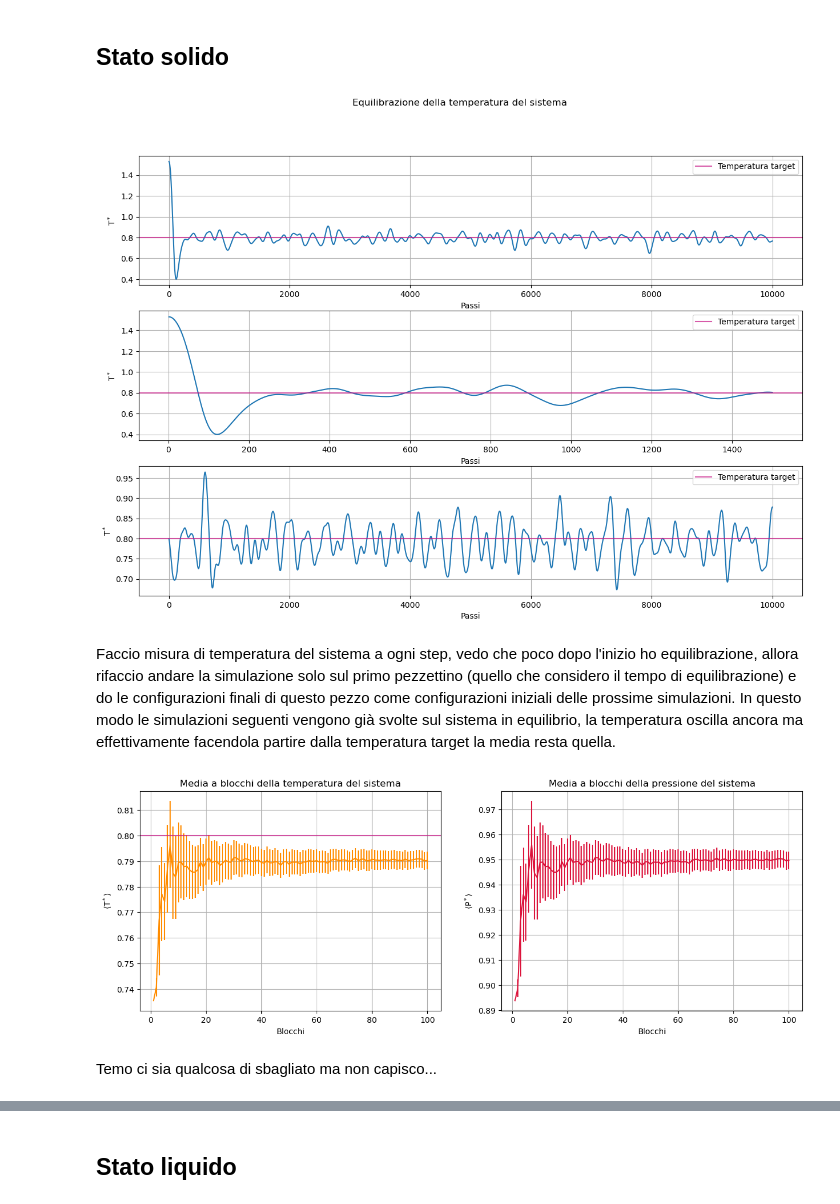
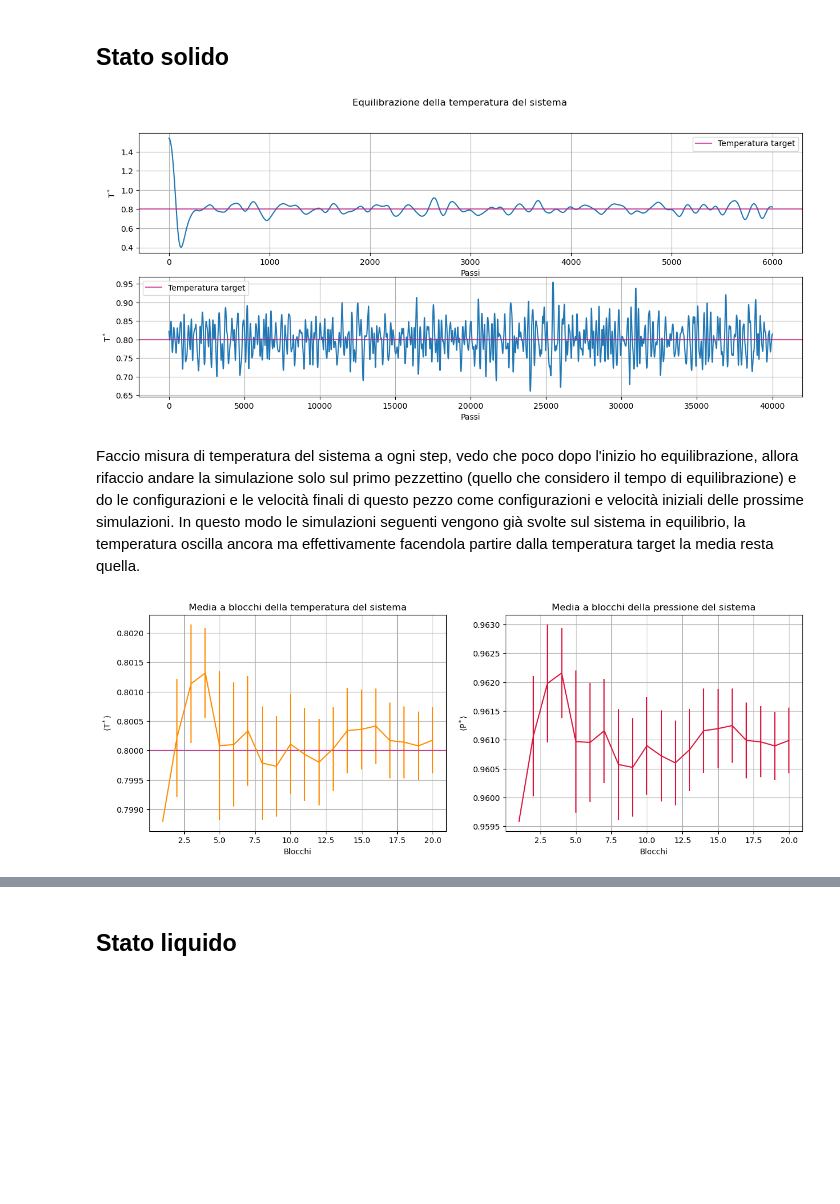
Before and after one commit to angela-bonato/LaboratorioSimulazioneNumerica, a Jupyter notebook: Esercitazione4/Esercitazione4.ipynb, the cells around one changed output, grey strips where cells are left out. Cells and saved outputs as stored; diff of their text form; code cells hidden in the pictures; blank space fills up the shorter version.

```diff
--- a/Esercitazione4/Esercitazione4.ipynb
+++ b/Esercitazione4/Esercitazione4.ipynb
@@ -12,47 +12,38 @@ from scipy.stats import cauchy
 # %% [markdown]
 ## Stato solido
 # %%
-Ntot=10000  #passi totali della simulazione
+Npar=6000  #passi della simulazione parziale
+xeqpar=np.arange(Npar)+1  #T di equilibrazione la plotto in base agli steps, non faccio media a blocchi, faccio +1 perchè indicizza da 0 np.arange
+solTeqpar=np.loadtxt("SolidState/eqtemppar.dat", delimiter=" ", usecols=0,  unpack="true")  #vettore delle ordinate dei punti plottati
+
+Ntot=40000  #passi totali della simulazione
 xeqtot=np.arange(Ntot)+1  #T di equilibrazione la plotto in base agli steps, non faccio media a blocchi, faccio +1 perchè indicizza da 0 np.arange
 solTeqtot=np.loadtxt("SolidState/eqtemptot.dat", delimiter=" ", usecols=0,  unpack="true")  #vettore delle ordinate dei punti plottati
 
-Npar=1500  #passi della simulazione parziale
-xeqpar=np.arange(Npar)+1  #T di equilibrazione la plotto in base agli steps, non faccio media a blocchi, faccio +1 perchè indicizza da 0 np.arange
-solTeqpar=np.loadtxt("SolidState/eqtemppar.dat", delimiter=" ", usecols=0,  unpack="true")  #vettore delle ordinate dei punti plottati
+sfig ,(splt1, splt2) = plt.subplots(2, 1, figsize=(15, 6))
 
-solTeqfin=np.loadtxt("SolidState/eqtempfin.dat", delimiter=" ", usecols=0,  unpack="true")  #vettore delle ordinate dei punti plottati
-
-sfig ,(splt1, splt2, splt3) = plt.subplots(3, 1, figsize=(15, 10))
-
-splt1.plot(xeqtot, solTeqtot)
+splt1.plot(xeqpar, solTeqpar)
 splt1.axhline(y=0.8, color="mediumvioletred", label="Temperatura target", alpha=0.7)
 splt1.set_xlabel("Passi")
 splt1.set_ylabel(r"$\mathrm{T^*}$")
 splt1.grid(True)
 splt1.legend()
 
-splt2.plot(xeqpar, solTeqpar)
+splt2.plot(xeqtot, solTeqtot)
 splt2.axhline(y=0.8, color="mediumvioletred", label="Temperatura target", alpha=0.7)
 splt2.set_xlabel("Passi")
 splt2.set_ylabel(r"$\mathrm{T^*}$")
 splt2.grid(True)
 splt2.legend()
 
-splt3.plot(xeqtot, solTeqfin)
-splt3.axhline(y=0.8, color="mediumvioletred", label="Temperatura target", alpha=0.7)
-splt3.set_xlabel("Passi")
-splt3.set_ylabel(r"$\mathrm{T^*}$")
-splt3.grid(True)
-splt3.legend()
-
 sfig.suptitle("Equilibrazione della temperatura del sistema")
 plt.show()
 # %% [output]
-[figure, old version]
+[figure, new version]
 # %% [markdown]
-Faccio misura di temperatura del sistema a ogni step, vedo che poco dopo l'inizio ho equilibrazione, allora rifaccio andare la simulazione solo sul primo pezzettino (quello che considero il tempo di equilibrazione) e do le configurazioni finali di questo pezzo come configurazioni iniziali delle prossime simulazioni. In questo modo le simulazioni seguenti vengono già svolte sul sistema in equilibrio, la temperatura oscilla ancora ma effettivamente facendola partire dalla temperatura target la media resta quella.
+Faccio misura di temperatura del sistema a ogni step, vedo che poco dopo l'inizio ho equilibrazione, allora rifaccio andare la simulazione solo sul primo pezzettino (quello che considero il tempo di equilibrazione) e do le configurazioni e le velocità finali di questo pezzo come configurazioni e velocità iniziali delle prossime simulazioni. In questo modo le simulazioni seguenti vengono già svolte sul sistema in equilibrio, la temperatura oscilla ancora ma effettivamente facendola partire dalla temperatura target la media resta quella.
 # %%
-Nblock=100  #numero blocchi simulazione
+Nblock=20  #numero blocchi simulazione
 xblocks=np.arange(Nblock)+1  #sulle ascisse il blocco in esame
 
 solTemps, solTempErrs=np.loadtxt("SolidState/temperature.dat", usecols=(2, 3),  unpack="true")  #vettore delle ordinate dei punti plottati
@@ -75,9 +66,7 @@ sbplt2.grid(True)
 
 plt.show()
 # %% [output]
-[figure, old version]
+[figure, new version]
-# %% [markdown]
-Temo ci sia qualcosa di sbagliato ma non capisco...
 # %%
 solPens, solPenErrs=np.loadtxt("SolidState/potential_energy.dat", usecols=(2, 3),  unpack="true")  #vettore delle ordinate dei punti plottati
 solKens, solKenErrs=np.loadtxt("SolidState/kinetic_energy.dat", usecols=(2, 3),  unpack="true")  #vettore delle ordinate dei punti plottati
```
Also changed, not shown: parts of 7 cells of this notebook, 33 other files.
